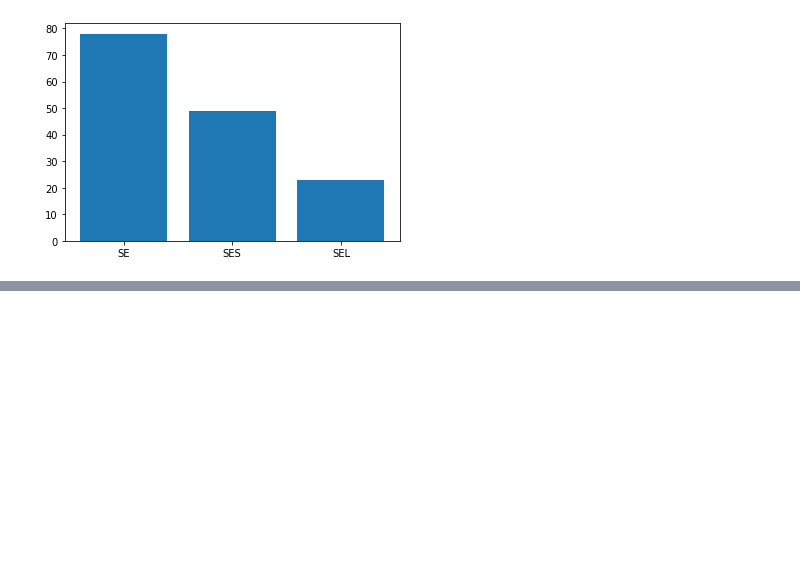
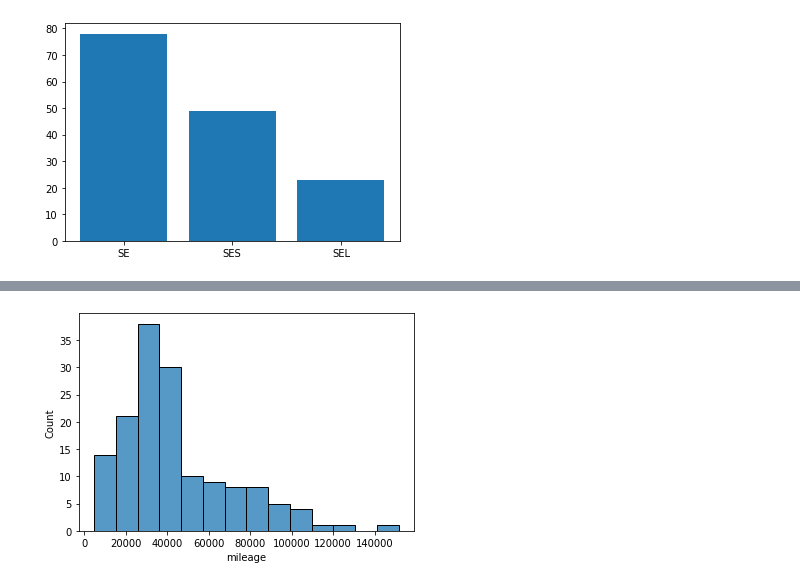
Before and after one commit to jagadeesh-gajula/code-sharing-repo, a Jupyter notebook: Batch 6/Data visualization.ipynb, the cells around one changed output, grey strips where cells are left out. Drawn from its saved outputs; the diff is of its cells as text; code cells hidden in the pictures; blank space fills up the shorter version.

```diff
--- a/Batch 6/Data visualization.ipynb
+++ b/Batch 6/Data visualization.ipynb
@@ -28,0 +37,5 @@ plt.bar(var.index,var.values)
+# %%
+sns.histplot(data.mileage)
+plt.show()
+# %% [output]
+[figure, added]
```
Also changed, not shown: parts of 8 cells of this notebook, 3 other files.
